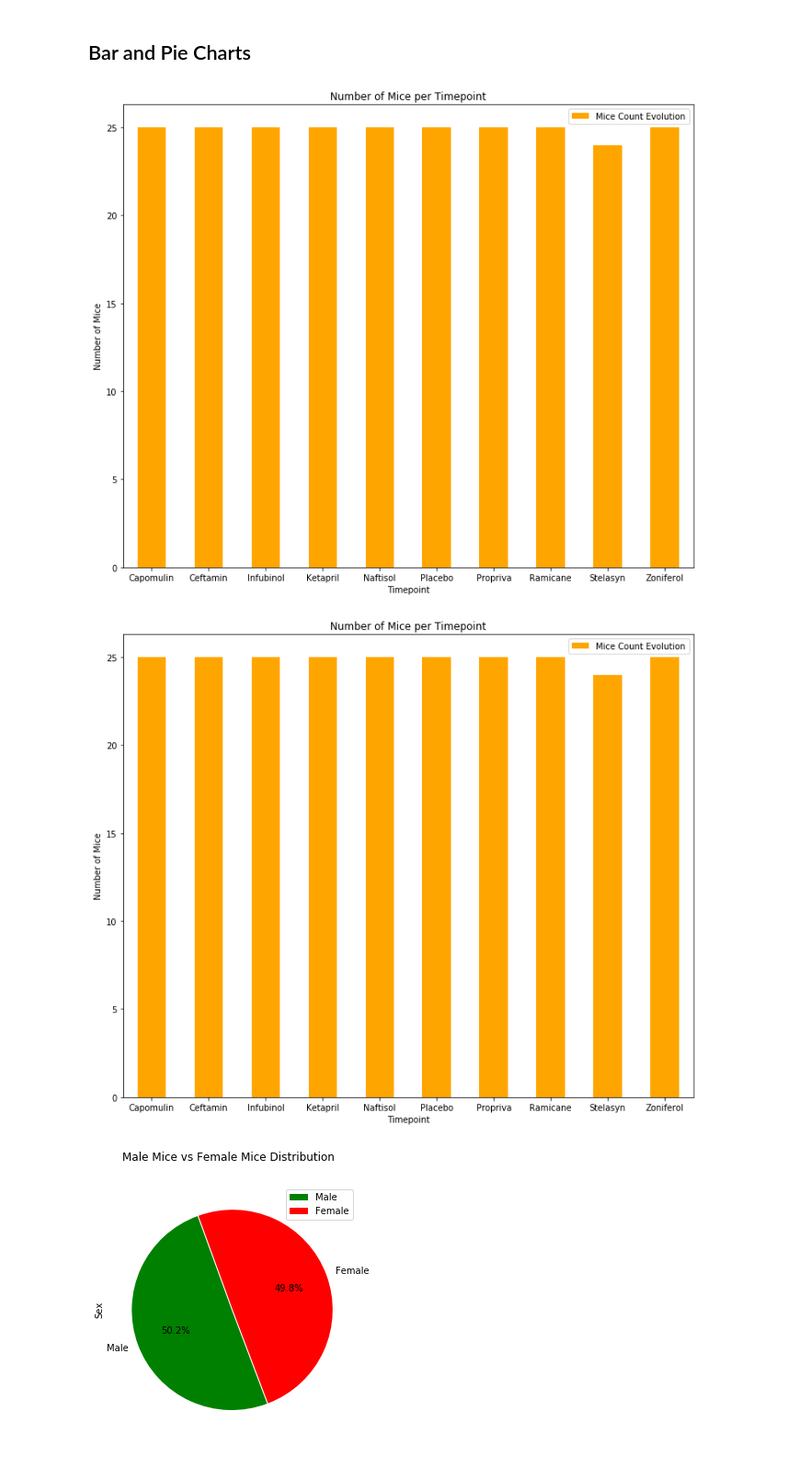
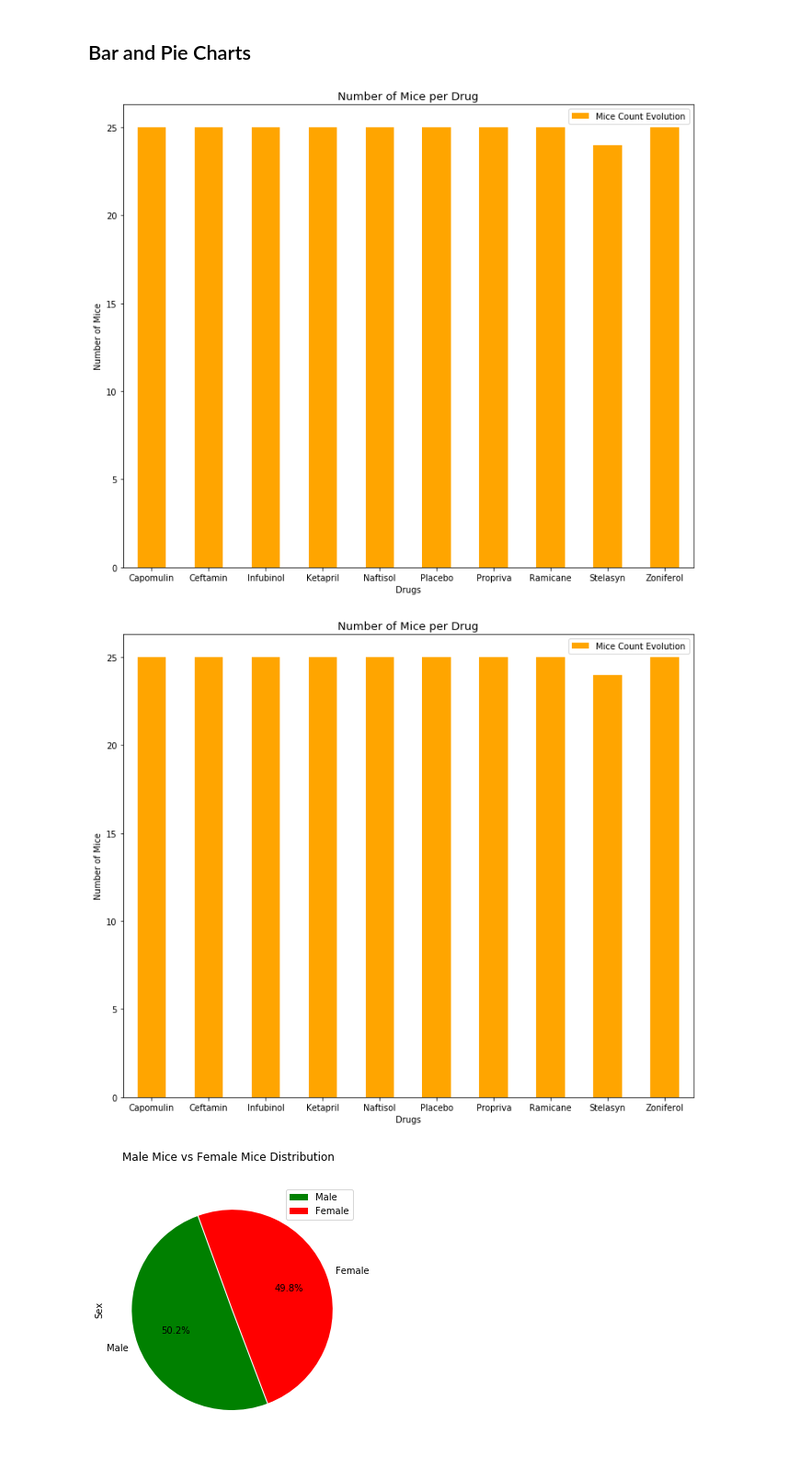
Before and after one commit to azpunit/Matplotlib-challenge, a Jupyter notebook: pymaceuticals.ipynb, the cells around one changed output. Shown at 92% size. Saved outputs shown, nothing was run; the diff lists cells and outputs as text; code cells hidden in the pictures.

```diff
--- a/pymaceuticals.ipynb
+++ b/pymaceuticals.ipynb
@@ -163,26 +163,26 @@ summary_statistics
 # %%
 # Generate a bar plot showing the total number of mice for each treatment throughout the course of the study using pandas.
 clean_mouse_study_df = clean_mouse_study.drop_duplicates(subset="Mouse ID")
 clean_mouse_study_treatment = clean_mouse_study_df.groupby("Drug Regimen")
 
 number_of_mice_df = clean_mouse_study_treatment["Mouse ID"].count()
 new_mouse_study = number_of_mice_df.reset_index()
 new_mouse_study_df = new_mouse_study.groupby("Drug Regimen")
 
 data_plot = number_of_mice_df.plot(kind="bar", figsize=(12,10), color="orange", width=0.5, label="Mice Count Evolution")
 data_plot.set_xticklabels(new_mouse_study["Drug Regimen"], rotation="horizontal")
 
 data_plot.set_xlim(-0.5, len(new_mouse_study["Drug Regimen"])-0.5)
 data_plot.set_ylim(0, max(number_of_mice_df)+1.3)
 
-data_plot.set_title("Number of Mice per Timepoint")
-data_plot.set_xlabel("Timepoint")
+data_plot.set_title("Number of Mice per Drug", fontsize=13)
+data_plot.set_xlabel("Drugs")
 data_plot.set_ylabel("Number of Mice")
 data_plot.legend(loc="best")
 
 data_plot.plot();
 # %% [output]
-[figure, old version]
+[figure, new version]
 # %%
 # Generate a bar plot showing the total number of mice for each treatment throughout the course of the study using pyplot.
 clean_mouse_study_df = clean_mouse_study.drop_duplicates(subset="Mouse ID")
@@ -202,14 +202,14 @@ plt.xticks(tick_locations, clean_mouse_study_treatment_2_df, rotation="horizonta
 plt.xlim(-0.5, len(x_axis)-0.5)
 plt.ylim(0, max(clean_mouse_study_treatment_4_df)+1.3)
 
-plt.title("Number of Mice per Timepoint")
-plt.xlabel("Timepoint")
+plt.title("Number of Mice per Drug", fontsize=13)
+plt.xlabel("Drugs")
 plt.ylabel("Number of Mice")
-plt.legend(loc="upper ")
+plt.legend(loc="upper")
 
 plt.show()
 # %% [output]
-[figure, old version]
+[figure, new version]
 # %%
 # Generate a pie plot showing the distribution of female versus male mice using pandas
 columns = ["Mouse ID", "Drug Regimen", "Sex", "Age_months", "Weight (g)", "Timepoint", "Tumor Volume (mm3)", "Metastatic Sites"]
```
Also changed, not shown: parts of 8 cells of this notebook, 2 other files.
